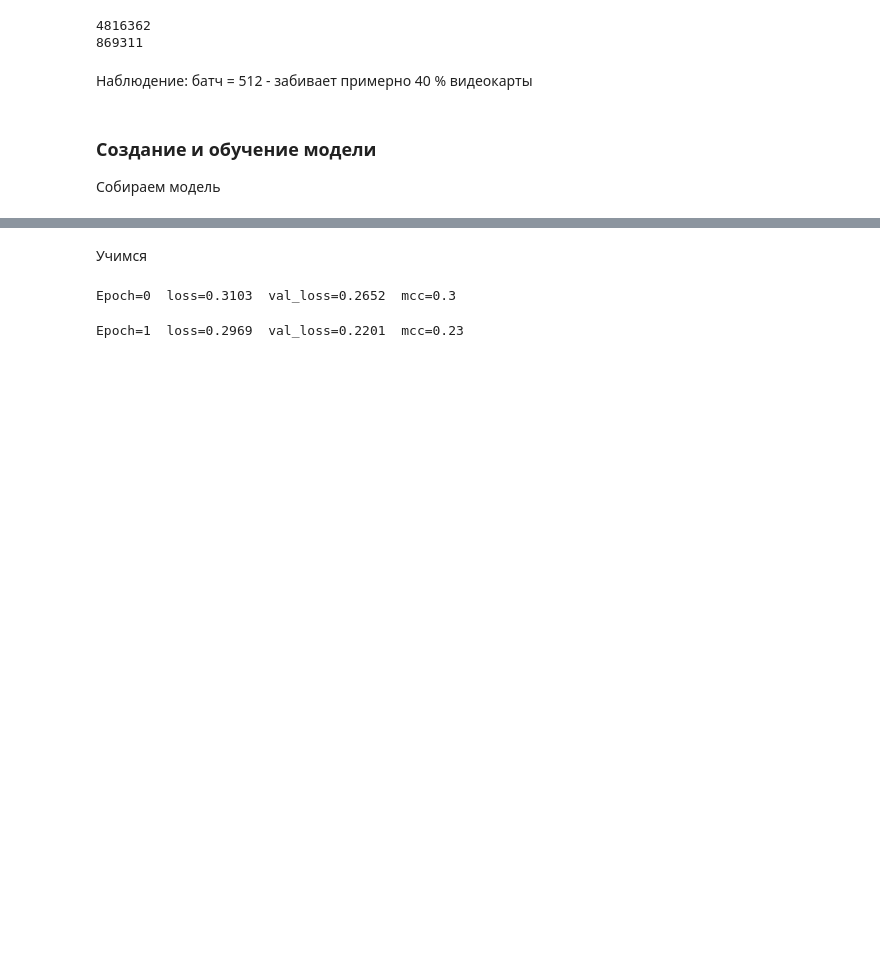
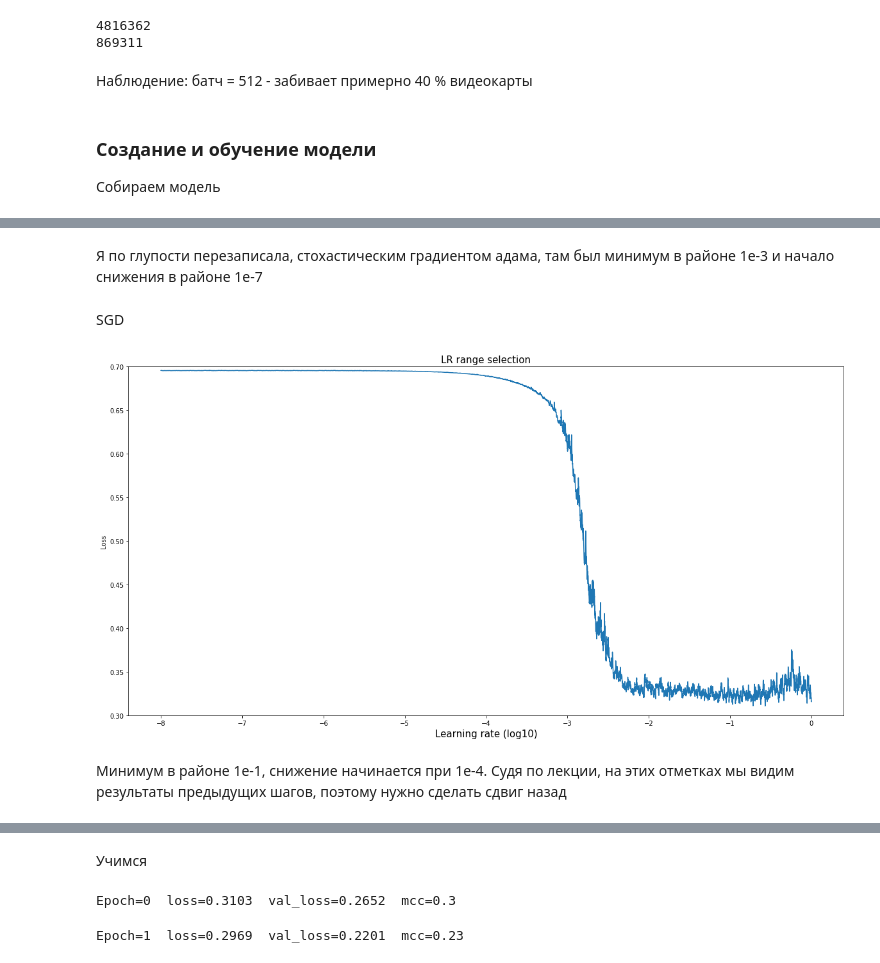
Before and after one commit to SozAnna/S1_Sakha_classification, a Jupyter notebook: Forest_mask_nn.ipynb, the cells around one changed output, grey strips where cells are left out. Cells and saved outputs as stored; diff of their text form; code cells hidden in the pictures; blank space fills up the shorter version.

```diff
--- a/Forest_mask_nn.ipynb
+++ b/Forest_mask_nn.ipynb
@@ -474,0 +511,6 @@ class CNN_s1(nn.Module):
+# %%
+start_lr = 1e-8
+end_lr = 1
+lr_find_epochs = 2
+steps = lr_find_epochs * len(train_loader)
+smoothing = 0.05
@@ -474,0 +550,2 @@ class CNN_s1(nn.Module):
+# %% [markdown]
+Я по глупости перезаписала, стохастическим градиентом адама, там был минимум в районе 1е-3 и начало снижения в районе 1е-7
@@ -474,0 +560,45 @@ class CNN_s1(nn.Module):
+# %% [markdown]
+SGD
+# %%
+model_cyclic = CNN_s1(patch_size=patch_size).to(device)
+criterion = nn.BCELoss().to(device)
+
+import math
+
+lrs = []
+losses = []
+optimizer = torch.optim.SGD(model_cyclic.parameters(), lr=1e-8)
+lr_lambda = lambda x: math.exp(x * math.log(end_lr / start_lr) / (steps))
+
+scheduler = torch.optim.lr_scheduler.LambdaLR(optimizer, lr_lambda)
+
+for epoch in tqdm(range(lr_find_epochs)):
+    for batch in train_loader:
+        optimizer.zero_grad()
+        x_train, y_train, coords = batch
+        x_train, y_train = x_train.to(device), y_train.to(device)
+        y_pred = model_cyclic(x_train)
+        loss = criterion(y_pred.squeeze(), y_train.to(torch.float32))
+
+        loss.backward()
+        optimizer.step()
+        scheduler.step()
+
+        loss = loss.detach().cpu().numpy()
+        if len(losses) > 1:
+            loss = smoothing * loss + (1 - smoothing) * losses[-1]
+        losses.append(loss)
+        lr_step = optimizer.state_dict()["param_groups"][0]["lr"]
+        lrs.append(lr_step)
+# %%
+plt.figure(figsize=(20, 10))
+plt.title("LR range selection", size=15)
+plt.plot(np.log10(lrs), losses)
+plt.xlabel("Learning rate (log10)",size=15)
+plt.ylabel("Loss")
+plt.ylim((0.3, 0.7))
+plt.show()
+# %% [output]
+[figure, added]
+# %% [markdown]
+Минимум в районе 1е-1, снижение начинается при 1е-4. Судя по лекции, на этих отметках мы видим результаты предыдущих шагов, поэтому нужно сделать сдвиг назад
```
Also changed, not shown: parts of 27 cells of this notebook.
